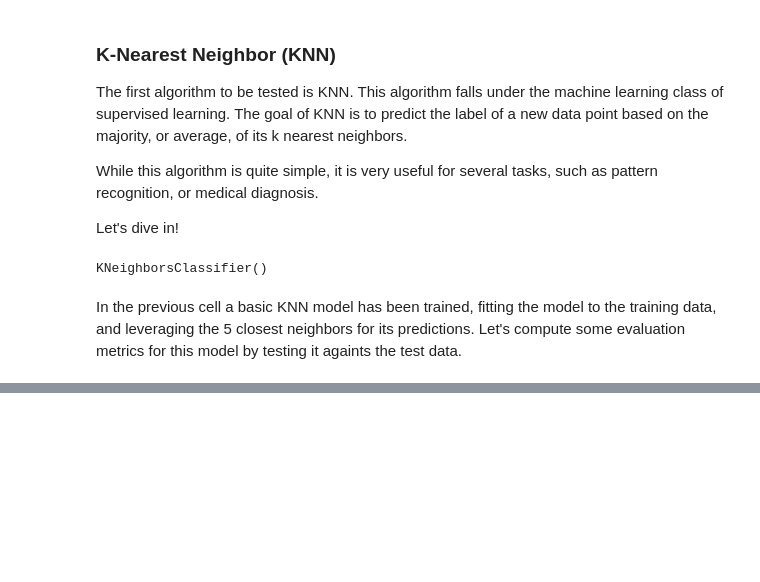
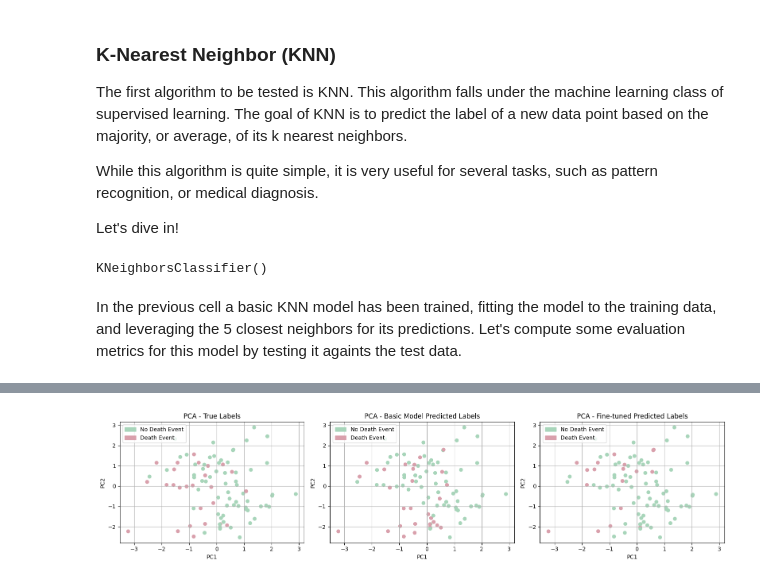
Before and after one commit to dyaang/AI-in-Healthcare-Portfolio, a Jupyter notebook: Heart Failure Prediction/heart_failure_prediction.ipynb, the cells around one changed output, grey strips where cells are left out. Cells and saved outputs as stored; diff of their text form; code cells hidden in the pictures; blank space fills up the shorter version.

Commit message:
Finished heart failure prediction project

```diff
--- a/Heart Failure Prediction/heart_failure_prediction.ipynb
+++ b/Heart Failure Prediction/heart_failure_prediction.ipynb
@@ -265,9 +277,8 @@ KNeighborsClassifier()
 # %% [markdown]
 In the previous cell a basic KNN model has been trained, fitting the model to the training data, and leveraging the 5 closest neighbors for its predictions. Let's compute some evaluation metrics for this model by testing it againts the test data.
 # %%
-from sklearn.metrics import classification_report, confusion_matrix
+from sklearn.metrics import classification_report
 
-y_pred = knn.predict(X_test_scaled)
-print(confusion_matrix(y_test, y_pred))
-print(classification_report(y_test, y_pred))
+knn_y_pred = knn.predict(X_test_scaled)
+print(classification_report(y_test, knn_y_pred))
 # %% [output]
@@ -317,0 +441,49 @@ weighted avg       0.71      0.73      0.72        90
+# %%
+# PCA fitting and transforming
+pca = PCA(n_components=2)
+X_dev_pca = pca.fit_transform(X_dev_scaled)
+X_test_pca = pca.transform(X_test_scaled)
+
+# Setting up subplot configuration
+fig, axes = plt.subplots(1, 3, figsize=(16, 4))
+axes = axes.flatten()
+
+legend_elements = [
+    mpatches.Patch(color='#A8D5BA', label='No Death Event'),
+    mpatches.Patch(color='#D9A0AC', label='Death Event')
+]
+
+# Scatter plot of true labels
+axes[0].scatter(X_test_pca[:, 0], X_test_pca[:, 1], c=y_test, cmap=ListedColormap(['#A8D5BA', '#D9A0AC']), alpha=1)
+axes[0].set_title('PCA - True Labels')
+axes[0].set_xlabel('PC1')
+axes[0].set_ylabel('PC2')
+axes[0].grid(True)
+
+# Add the legend
+axes[0].legend(handles=legend_elements)
+
+# Scatter plot of basic model predicted labels
+axes[1].scatter(X_test_pca[:, 0], X_test_pca[:, 1], c=knn_y_pred, cmap=ListedColormap(['#A8D5BA', '#D9A0AC']), alpha=1)
+axes[1].set_title('PCA - Basic Model Predicted Labels')
+axes[1].set_xlabel('PC1')
+axes[1].set_ylabel('PC2')
+axes[1].grid(True)
+
+# Add the legend
+axes[1].legend(handles=legend_elements)
+
+# Scatter plot of fine-tuned predicted labels
+axes[2].scatter(X_test_pca[:, 0], X_test_pca[:, 1], c=knn_best_y_test_pred, cmap=ListedColormap(['#A8D5BA', '#D9A0AC']), alpha=1)
+axes[2].set_title('PCA - Fine-tuned Predicted Labels')
+axes[2].set_xlabel('PC1')
+axes[2].set_ylabel('PC2')
+axes[2].grid(True)
+
+# Add the legend
+axes[2].legend(handles=legend_elements)
+
+plt.tight_layout()
+plt.show()
+# %% [output]
+[figure, added]
```
Also changed, not shown: parts of 41 cells of this notebook.
